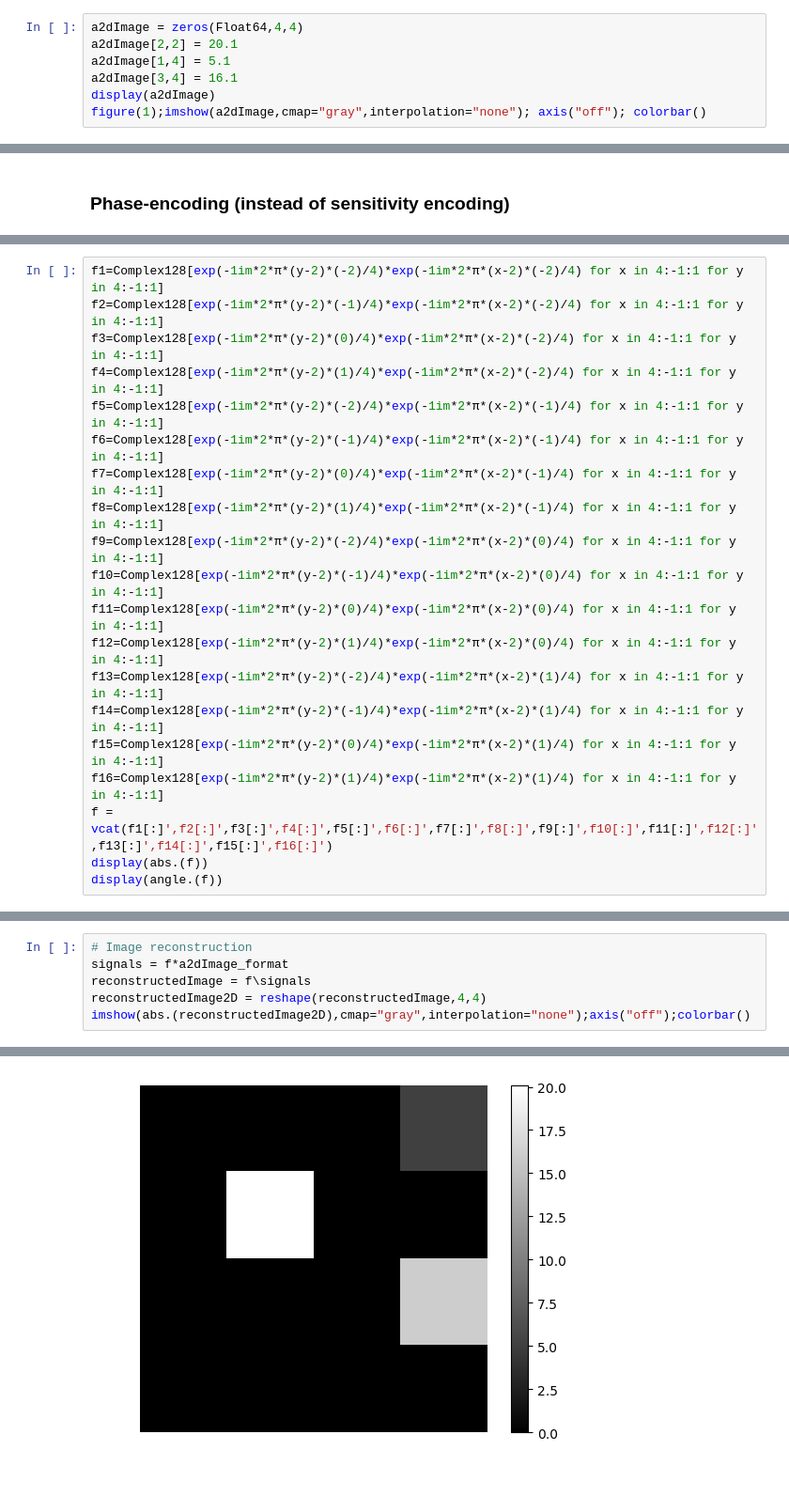
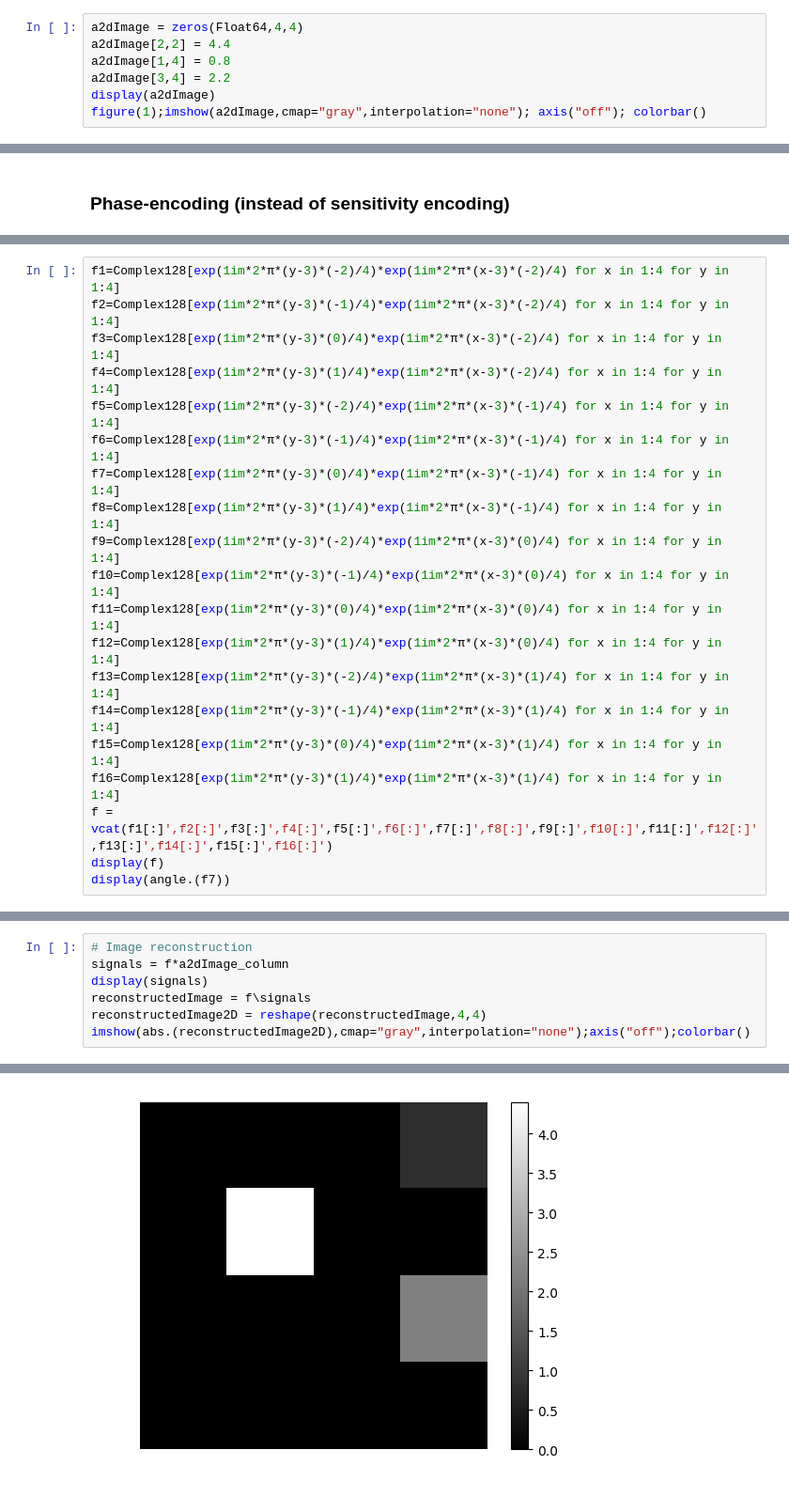
Before and after one commit to nankueichen/review1, a Jupyter notebook: math review.ipynb, the cells around one changed output, grey strips where cells are left out. Shown: that part at 94% size. Drawn from its saved outputs; the diff is of its cells as text.

```diff
--- a/math review.ipynb
+++ b/math review.ipynb
@@ -5,9 +5,9 @@ using PyPlot
 a2dImage is a 2D matrix with 16 elements (4 x 4)
 # %%
 a2dImage = zeros(Float64,4,4)
-a2dImage[2,2] = 20.1
-a2dImage[1,4] = 5.1
-a2dImage[3,4] = 16.1
+a2dImage[2,2] = 4.4
+a2dImage[1,4] = 0.8
+a2dImage[3,4] = 2.2
 display(a2dImage)
 figure(1);imshow(a2dImage,cmap="gray",interpolation="none"); axis("off"); colorbar()
 # %% [output]
@@ -269,21 +273,21 @@ display(f1)
 # %%
-f1=Complex128[exp(-1im*2*π*(y-2)*(-2)/4)*exp(-1im*2*π*(x-2)*(-2)/4) for x in 4:-1:1 for y in 4:-1:1]
-f2=Complex128[exp(-1im*2*π*(y-2)*(-1)/4)*exp(-1im*2*π*(x-2)*(-2)/4) for x in 4:-1:1 for y in 4:-1:1]
-f3=Complex128[exp(-1im*2*π*(y-2)*(0)/4)*exp(-1im*2*π*(x-2)*(-2)/4) for x in 4:-1:1 for y in 4:-1:1]
-f4=Complex128[exp(-1im*2*π*(y-2)*(1)/4)*exp(-1im*2*π*(x-2)*(-2)/4) for x in 4:-1:1 for y in 4:-1:1]
-f5=Complex128[exp(-1im*2*π*(y-2)*(-2)/4)*exp(-1im*2*π*(x-2)*(-1)/4) for x in 4:-1:1 for y in 4:-1:1]
-f6=Complex128[exp(-1im*2*π*(y-2)*(-1)/4)*exp(-1im*2*π*(x-2)*(-1)/4) for x in 4:-1:1 for y in 4:-1:1]
-f7=Complex128[exp(-1im*2*π*(y-2)*(0)/4)*exp(-1im*2*π*(x-2)*(-1)/4) for x in 4:-1:1 for y in 4:-1:1]
-f8=Complex128[exp(-1im*2*π*(y-2)*(1)/4)*exp(-1im*2*π*(x-2)*(-1)/4) for x in 4:-1:1 for y in 4:-1:1]
-f9=Complex128[exp(-1im*2*π*(y-2)*(-2)/4)*exp(-1im*2*π*(x-2)*(0)/4) for x in 4:-1:1 for y in 4:-1:1]
-f10=Complex128[exp(-1im*2*π*(y-2)*(-1)/4)*exp(-1im*2*π*(x-2)*(0)/4) for x in 4:-1:1 for y in 4:-1:1]
-f11=Complex128[exp(-1im*2*π*(y-2)*(0)/4)*exp(-1im*2*π*(x-2)*(0)/4) for x in 4:-1:1 for y in 4:-1:1]
-f12=Complex128[exp(-1im*2*π*(y-2)*(1)/4)*exp(-1im*2*π*(x-2)*(0)/4) for x in 4:-1:1 for y in 4:-1:1]
-f13=Complex128[exp(-1im*2*π*(y-2)*(-2)/4)*exp(-1im*2*π*(x-2)*(1)/4) for x in 4:-1:1 for y in 4:-1:1]
-f14=Complex128[exp(-1im*2*π*(y-2)*(-1)/4)*exp(-1im*2*π*(x-2)*(1)/4) for x in 4:-1:1 for y in 4:-1:1]
-f15=Complex128[exp(-1im*2*π*(y-2)*(0)/4)*exp(-1im*2*π*(x-2)*(1)/4) for x in 4:-1:1 for y in 4:-1:1]
-f16=Complex128[exp(-1im*2*π*(y-2)*(1)/4)*exp(-1im*2*π*(x-2)*(1)/4) for x in 4:-1:1 for y in 4:-1:1]
+f1=Complex128[exp(1im*2*π*(y-3)*(-2)/4)*exp(1im*2*π*(x-3)*(-2)/4) for x in 1:4 for y in 1:4]
+f2=Complex128[exp(1im*2*π*(y-3)*(-1)/4)*exp(1im*2*π*(x-3)*(-2)/4) for x in 1:4 for y in 1:4]
+f3=Complex128[exp(1im*2*π*(y-3)*(0)/4)*exp(1im*2*π*(x-3)*(-2)/4) for x in 1:4 for y in 1:4]
+f4=Complex128[exp(1im*2*π*(y-3)*(1)/4)*exp(1im*2*π*(x-3)*(-2)/4) for x in 1:4 for y in 1:4]
+f5=Complex128[exp(1im*2*π*(y-3)*(-2)/4)*exp(1im*2*π*(x-3)*(-1)/4) for x in 1:4 for y in 1:4]
+f6=Complex128[exp(1im*2*π*(y-3)*(-1)/4)*exp(1im*2*π*(x-3)*(-1)/4) for x in 1:4 for y in 1:4]
+f7=Complex128[exp(1im*2*π*(y-3)*(0)/4)*exp(1im*2*π*(x-3)*(-1)/4) for x in 1:4 for y in 1:4]
+f8=Complex128[exp(1im*2*π*(y-3)*(1)/4)*exp(1im*2*π*(x-3)*(-1)/4) for x in 1:4 for y in 1:4]
+f9=Complex128[exp(1im*2*π*(y-3)*(-2)/4)*exp(1im*2*π*(x-3)*(0)/4) for x in 1:4 for y in 1:4]
+f10=Complex128[exp(1im*2*π*(y-3)*(-1)/4)*exp(1im*2*π*(x-3)*(0)/4) for x in 1:4 for y in 1:4]
+f11=Complex128[exp(1im*2*π*(y-3)*(0)/4)*exp(1im*2*π*(x-3)*(0)/4) for x in 1:4 for y in 1:4]
+f12=Complex128[exp(1im*2*π*(y-3)*(1)/4)*exp(1im*2*π*(x-3)*(0)/4) for x in 1:4 for y in 1:4]
+f13=Complex128[exp(1im*2*π*(y-3)*(-2)/4)*exp(1im*2*π*(x-3)*(1)/4) for x in 1:4 for y in 1:4]
+f14=Complex128[exp(1im*2*π*(y-3)*(-1)/4)*exp(1im*2*π*(x-3)*(1)/4) for x in 1:4 for y in 1:4]
+f15=Complex128[exp(1im*2*π*(y-3)*(0)/4)*exp(1im*2*π*(x-3)*(1)/4) for x in 1:4 for y in 1:4]
+f16=Complex128[exp(1im*2*π*(y-3)*(1)/4)*exp(1im*2*π*(x-3)*(1)/4) for x in 1:4 for y in 1:4]
 f = vcat(f1[:]',f2[:]',f3[:]',f4[:]',f5[:]',f6[:]',f7[:]',f8[:]',f9[:]',f10[:]',f11[:]',f12[:]',f13[:]',f14[:]',f15[:]',f16[:]')
-display(abs.(f))
-display(angle.(f))
+display(f)
+display(angle.(f7))
 # %% [output]
@@ -324,6 +328,7 @@ display(angle.(f))
 # %%
 # Image reconstruction
-signals = f*a2dImage_format
+signals = f*a2dImage_column
+display(signals)
 reconstructedImage = f\signals
 reconstructedImage2D = reshape(reconstructedImage,4,4)
 imshow(abs.(reconstructedImage2D),cmap="gray",interpolation="none");axis("off");colorbar()
@@ -331 +353 @@ imshow(abs.(reconstructedImage2D),cmap="gray",interpolation="none");axis("off");
-[figure, old version]
+[figure, new version]
```
Also changed, not shown: parts of 11 cells of this notebook.
